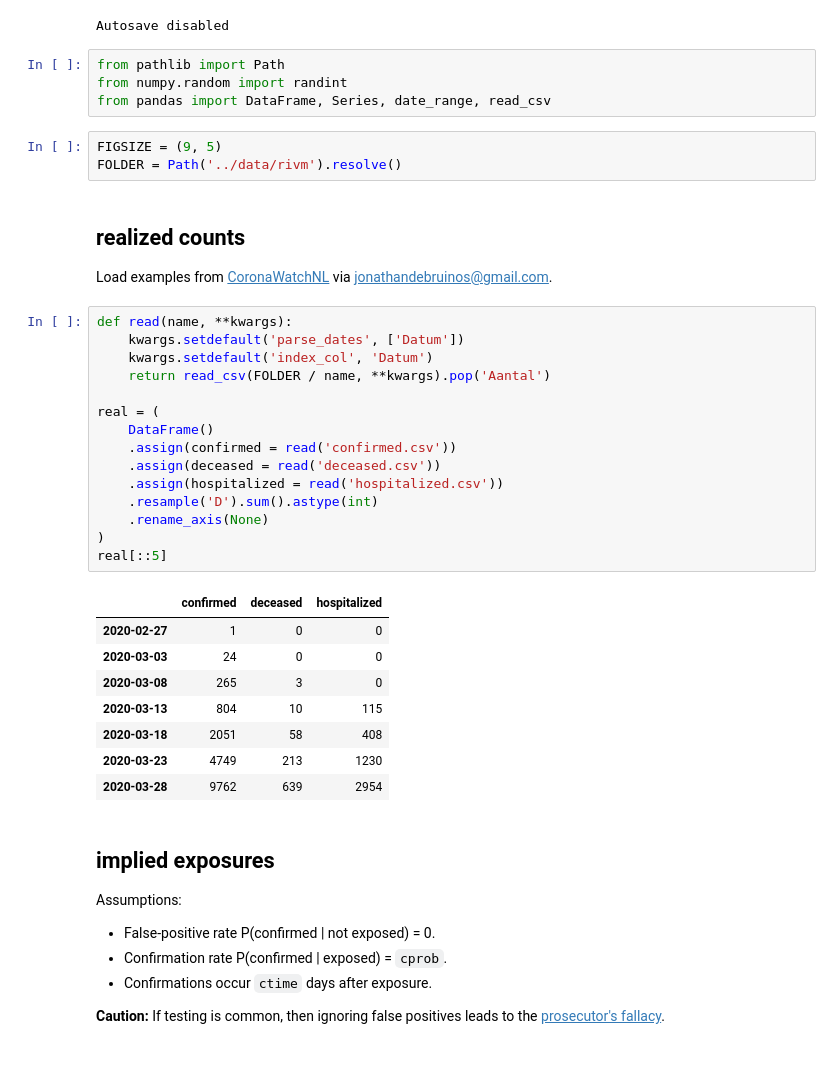
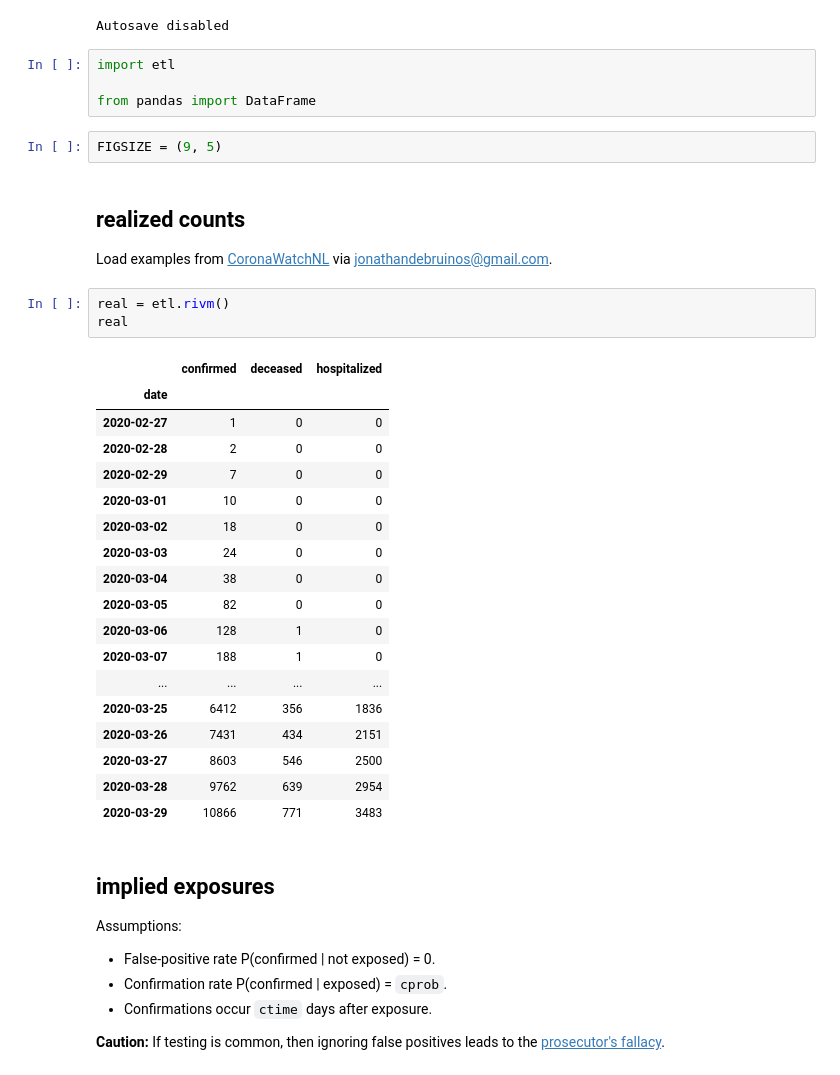
Before and after one commit to samkennerly/covid19, a Jupyter notebook: books/implied.ipynb, the cells around one changed output. Drawn from its saved outputs; the diff is of its cells as text.

```diff
--- a/books/implied.ipynb
+++ b/books/implied.ipynb
@@ -8,43 +8,40 @@ Adjust counts for time lags and unconfirmed cases.
 %autosave 0
 # %% [output]
 Autosave disabled
-# %%
-from pathlib import Path
-from numpy.random import randint
-from pandas import DataFrame, Series, date_range, read_csv
+# %%
+import etl
+
+from pandas import DataFrame
 # %%
 FIGSIZE = (9, 5)
-FOLDER = Path('../data/rivm').resolve()
 # %% [markdown]
 ## realized counts
 
 Load examples from [CoronaWatchNL] via jonathandebruinos@gmail.com.
 
 [CoronaWatchNL]: https://github.com/J535D165/CoronaWatchNL
-# %%
-def read(name, **kwargs):
-    kwargs.setdefault('parse_dates', ['Datum'])
-    kwargs.setdefault('index_col', 'Datum')
-    return read_csv(FOLDER / name, **kwargs).pop('Aantal')
-
-real = (
-    DataFrame()
-    .assign(confirmed = read('confirmed.csv'))
-    .assign(deceased = read('deceased.csv'))
-    .assign(hospitalized = read('hospitalized.csv'))
-    .resample('D').sum().astype(int)
-    .rename_axis(None)
-)
-real[::5]
-# %% [output]
-|  | confirmed | deceased | hospitalized |
-| 2020-02-27 | 1 | 0 | 0 |
-| 2020-03-03 | 24 | 0 | 0 |
-| 2020-03-08 | 265 | 3 | 0 |
-| 2020-03-13 | 804 | 10 | 115 |
-| 2020-03-18 | 2051 | 58 | 408 |
-| 2020-03-23 | 4749 | 213 | 1230 |
-| 2020-03-28 | 9762 | 639 | 2954 |
+# %%
+real = etl.rivm()
+real
+# %% [output]
+|  | confirmed | deceased | hospitalized |
+| date |  |  |  |
+| 2020-02-27 | 1 | 0 | 0 |
+| 2020-02-28 | 2 | 0 | 0 |
+| 2020-02-29 | 7 | 0 | 0 |
+| 2020-03-01 | 10 | 0 | 0 |
+| 2020-03-02 | 18 | 0 | 0 |
+| 2020-03-03 | 24 | 0 | 0 |
+| 2020-03-04 | 38 | 0 | 0 |
+| 2020-03-05 | 82 | 0 | 0 |
+| 2020-03-06 | 128 | 1 | 0 |
+| 2020-03-07 | 188 | 1 | 0 |
+| ... | ... | ... | ... |
+| 2020-03-25 | 6412 | 356 | 1836 |
+| 2020-03-26 | 7431 | 434 | 2151 |
+| 2020-03-27 | 8603 | 546 | 2500 |
+| 2020-03-28 | 9762 | 639 | 2954 |
+| 2020-03-29 | 10866 | 771 | 3483 |
 # %% [markdown]
 ## implied exposures
 
```
Also changed, not shown: parts of 2 cells of this notebook, 1 other file.
